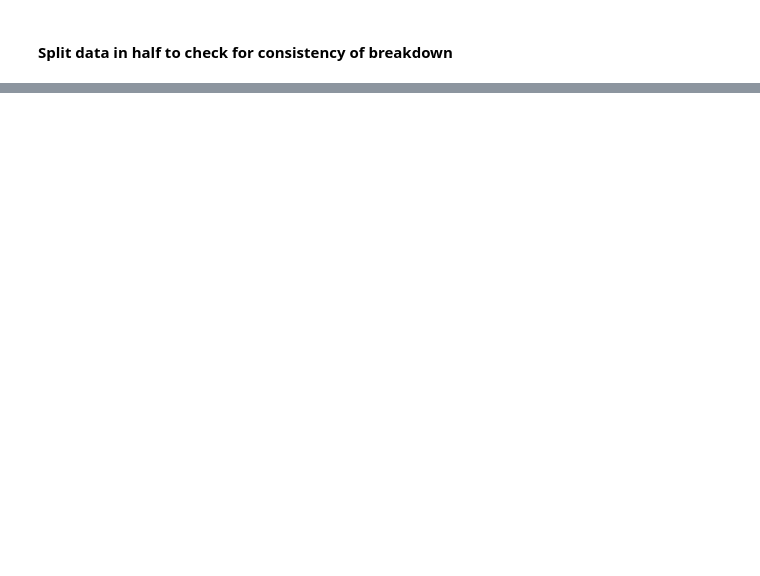
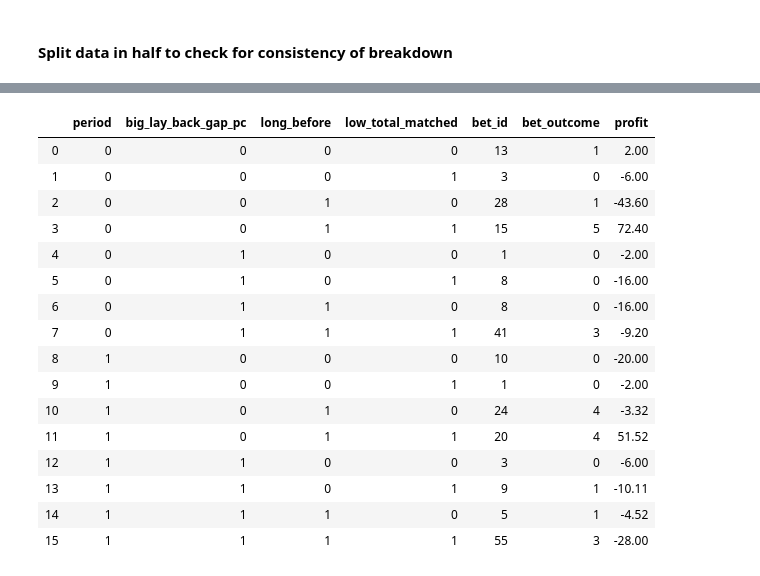
Before and after one commit to AngusMcKay/free_money, a Jupyter notebook: tote/Betfair football monitor.ipynb, the cells around one changed output, grey strips where cells are left out. Drawn from its saved outputs; the diff is of its cells as text; code cells hidden in the pictures; blank space fills up the shorter version.

```diff
--- a/tote/Betfair football monitor.ipynb
+++ b/tote/Betfair football monitor.ipynb
@@ -691,3 +691,27 @@ predictions_data_with_event_counts.groupby(['period', 'big_lay_back_gap_pc', 'lo
 | 19 | 1 | 1 | 1 | MATCH_ODDS | 2 | 1 | 18.00 |
 | 20 | 1 | 1 | 1 | OVER_UNDER_05 | 3 | 0 | -6.00 |
 | 21 | 1 | 1 | 1 | OVER_UNDER_45 | 1 | 1 | 3.48 |
+# %%
+predictions_data_with_event_counts.groupby(['period', 'big_lay_back_gap_pc', 'long_before', 'low_total_matched']).agg({
+    'bet_id': len,
+    'bet_outcome': lambda x: sum(np.array(x)=='WON'),
+    'profit': sum
+}).reset_index().sort_values(['period', 'big_lay_back_gap_pc', 'long_before', 'low_total_matched'])
+# %% [output]
+|  | period | big_lay_back_gap_pc | long_before | low_total_matched | bet_id | bet_outcome | profit |
+| 0 | 0 | 0 | 0 | 0 | 13 | 1 | 2.00 |
+| 1 | 0 | 0 | 0 | 1 | 3 | 0 | -6.00 |
+| 2 | 0 | 0 | 1 | 0 | 28 | 1 | -43.60 |
+| 3 | 0 | 0 | 1 | 1 | 15 | 5 | 72.40 |
+| 4 | 0 | 1 | 0 | 0 | 1 | 0 | -2.00 |
+| 5 | 0 | 1 | 0 | 1 | 8 | 0 | -16.00 |
+| 6 | 0 | 1 | 1 | 0 | 8 | 0 | -16.00 |
+| 7 | 0 | 1 | 1 | 1 | 41 | 3 | -9.20 |
+| 8 | 1 | 0 | 0 | 0 | 10 | 0 | -20.00 |
+| 9 | 1 | 0 | 0 | 1 | 1 | 0 | -2.00 |
+| 10 | 1 | 0 | 1 | 0 | 24 | 4 | -3.32 |
+| 11 | 1 | 0 | 1 | 1 | 20 | 4 | 51.52 |
+| 12 | 1 | 1 | 0 | 0 | 3 | 0 | -6.00 |
+| 13 | 1 | 1 | 0 | 1 | 9 | 1 | -10.11 |
+| 14 | 1 | 1 | 1 | 0 | 5 | 1 | -4.52 |
+| 15 | 1 | 1 | 1 | 1 | 55 | 3 | -28.00 |
```
Also changed, not shown: parts of 35 cells of this notebook, 2 other files.
